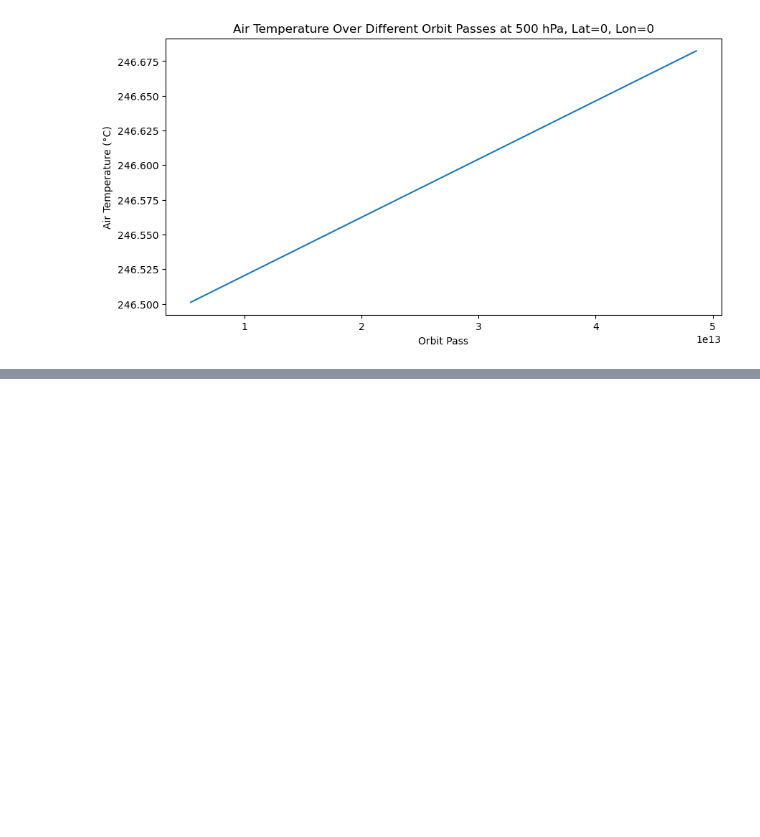
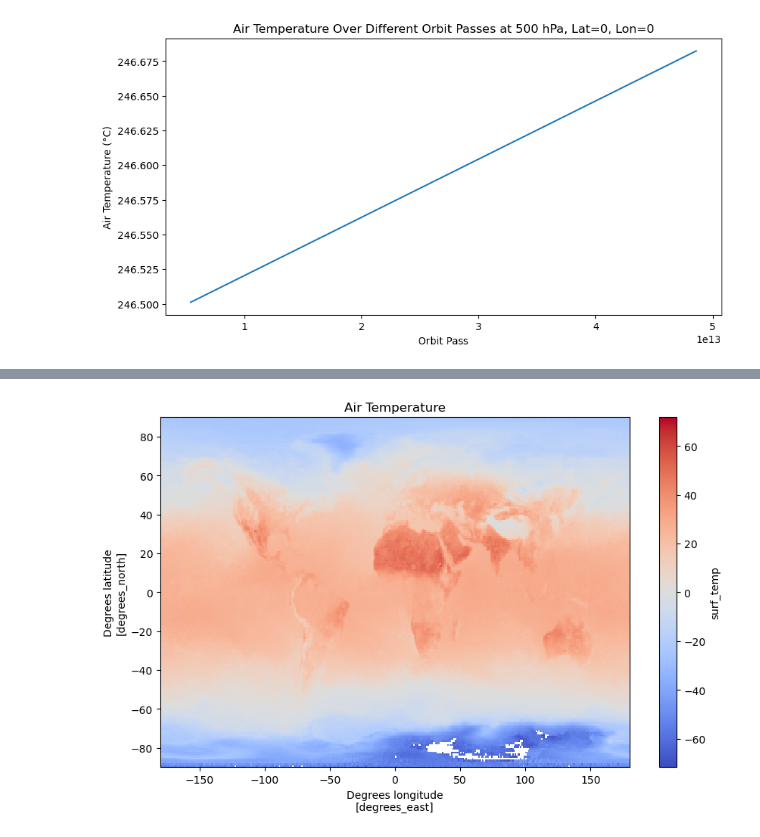
Before and after one commit to Robertogiordano/anomaly_detection_on_time_series_graph, a Jupyter notebook: NASA_analysis.ipynb, the cells around one changed output, grey strips where cells are left out. Cells and saved outputs as stored; diff of their text form; code cells hidden in the pictures; blank space fills up the shorter version.

```diff
--- a/NASA_analysis.ipynb
+++ b/NASA_analysis.ipynb
@@ -181,0 +257,16 @@ plt.show()
+# %%
+# Select a specific orbit pass
+surf_temp_slice = data['surf_temp'].sel(
+    orbit_pass=np.timedelta64(48600000000000, 'ns'),
+    method='nearest')
+
+# Kelvin to Celsius conversion
+surf_temp_slice = surf_temp_slice - 273.15
+
+# Plot the data
+plt.figure(figsize=(10, 6))
+surf_temp_slice.plot(cmap='coolwarm')
+plt.title("Air Temperature")
+plt.show()
+# %% [output]
+[figure, added]
```
Also changed, not shown: parts of 25 cells of this notebook, 1 other file.
